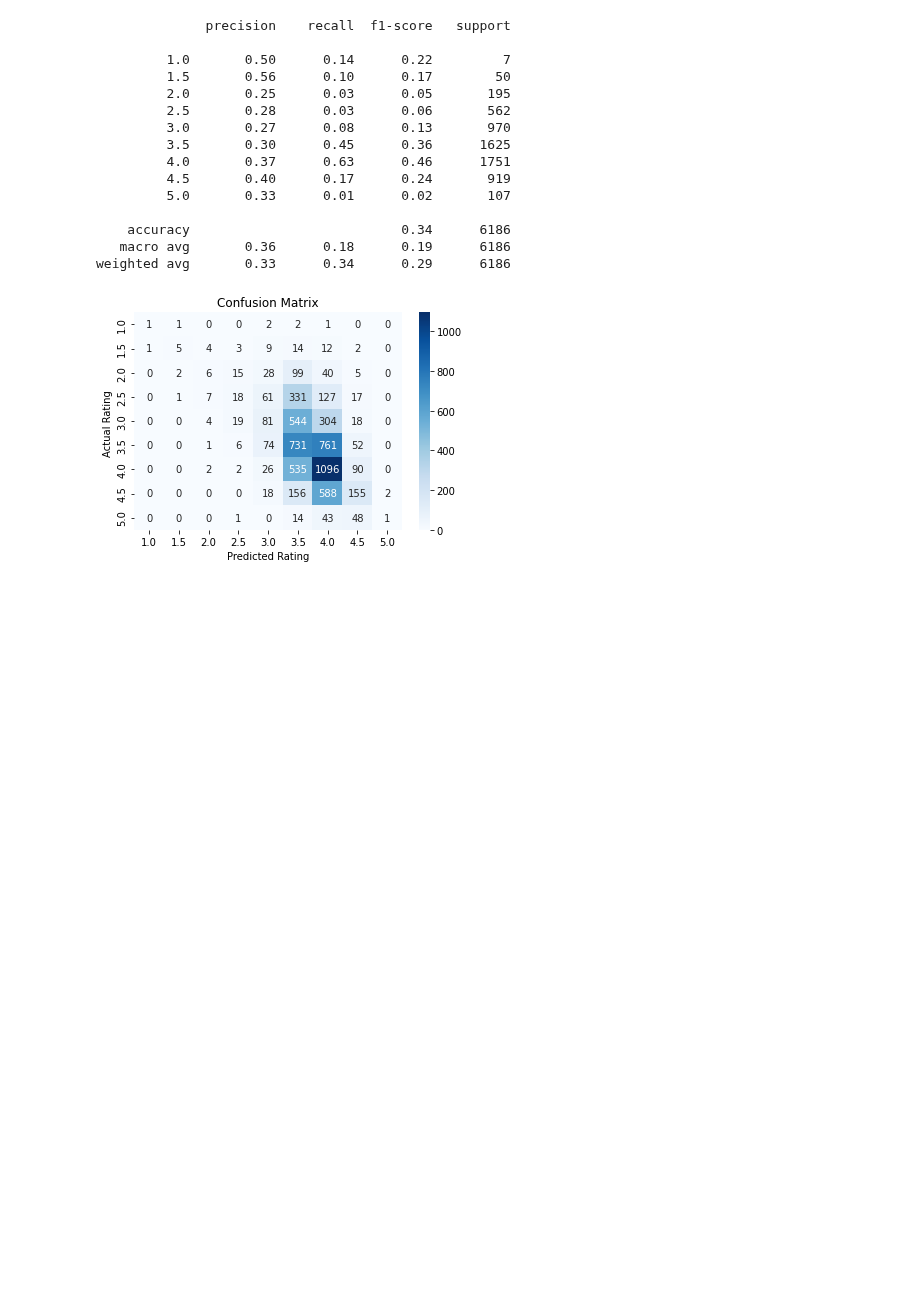
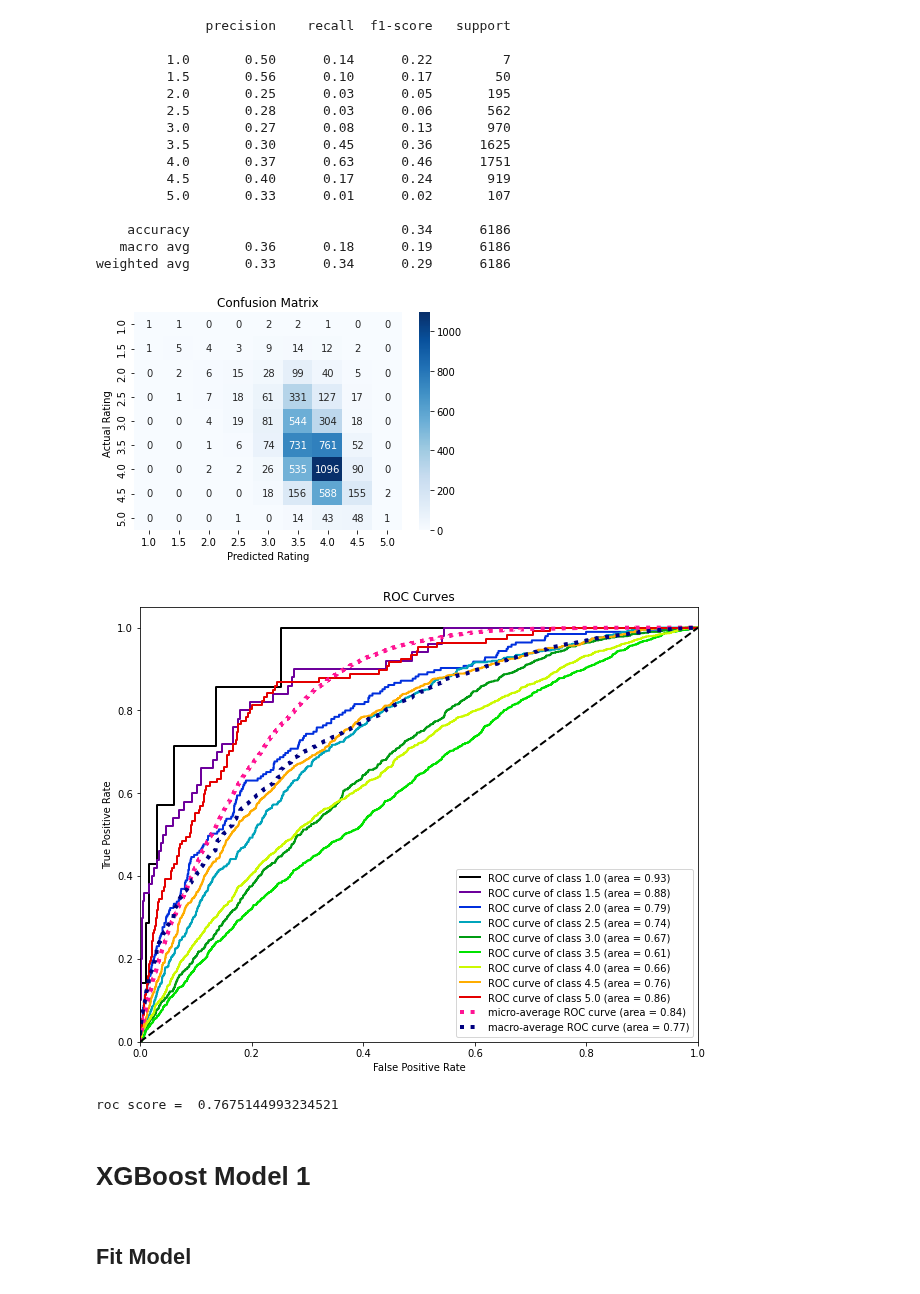
Before and after one commit to EAName/yelp-reviews, a Jupyter notebook: Yelp_RandomForest_XGBoost_AA.ipynb, the cells around one changed output. Cells and saved outputs as stored; diff of their text form; code cells hidden in the pictures; blank space fills up the shorter version.

```diff
--- a/Yelp_RandomForest_XGBoost_AA.ipynb
+++ b/Yelp_RandomForest_XGBoost_AA.ipynb
@@ -277,3 +283,19 @@ ax.yaxis.set_ticklabels(list(np.arange(1, 5.5, 0.5)))
 plt.show();
 # %% [output]
 [figure]
+# %%
+y_probas = gscv_rfc.predict_proba(X_test)
+
+plt.rcParams["figure.figsize"] = (10,8)
+skplt.metrics.plot_roc(y_test, y_probas)
+plt.show()
+# %% [output]
+[figure, added]
+# %%
+print('roc score = ', roc_auc_score(y_test, y_probas, multi_class = 'ovr')) # ovr means one vs. rest. AUC computed of each class against rest
+# %% [output]
+roc score =  0.7675144993234521
+# %% [markdown]
+# XGBoost Model 1
+# %% [markdown]
+## Fit Model
```
Also changed, not shown: parts of 22 cells of this notebook.
